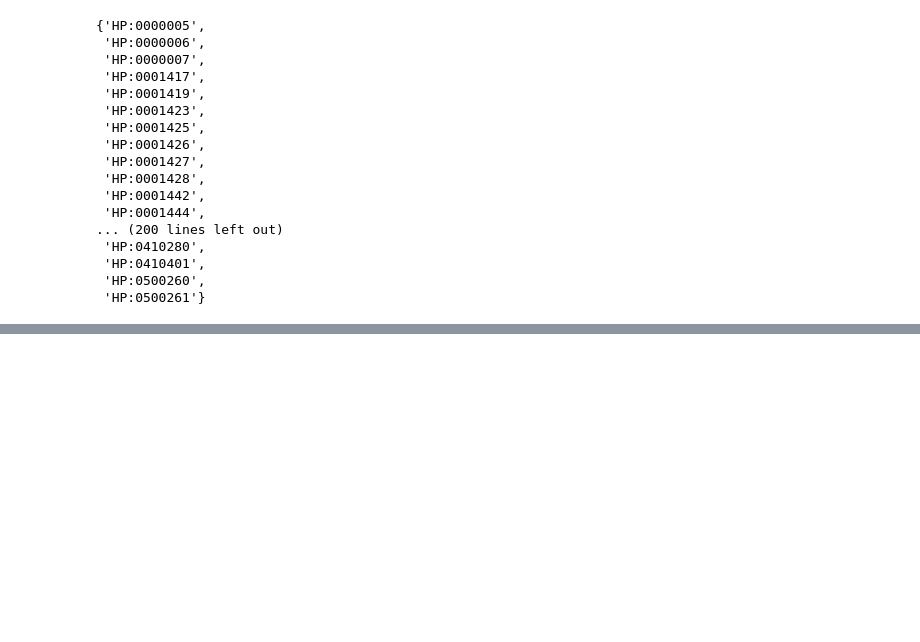
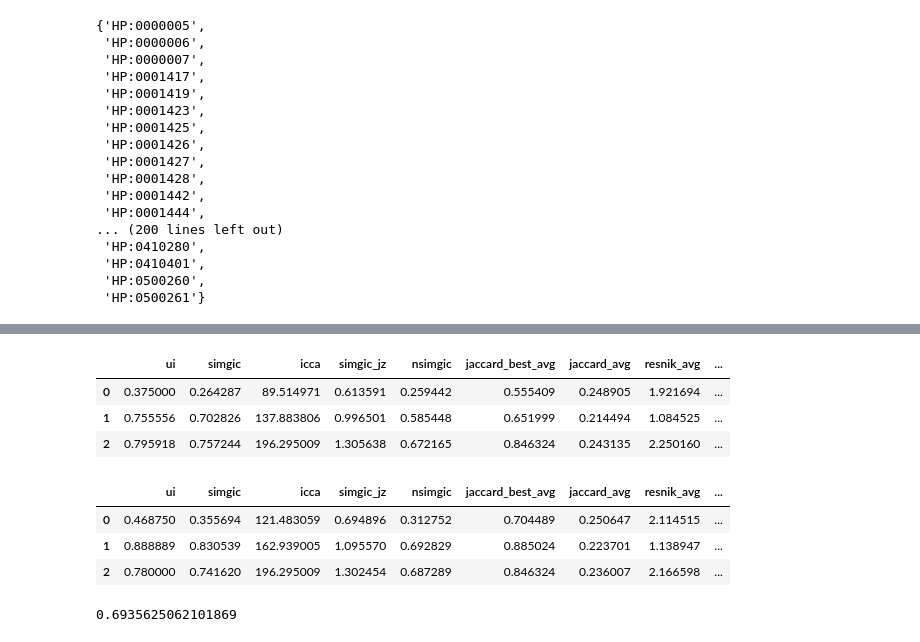
Before and after one commit to bbertoni/HackingSymptoms, a Jupyter notebook: code/PerformanceComparison/PerformanceComparison.ipynb, the cells around one changed output, grey strips where cells are left out. Drawn from its saved outputs; the diff is of its cells as text; code cells hidden in the pictures; blank space fills up the shorter version.

```diff
--- a/code/PerformanceComparison/PerformanceComparison.ipynb
+++ b/code/PerformanceComparison/PerformanceComparison.ipynb
@@ -574,0 +663,2 @@ with open('HPO_non_symptoms_filter_data.json', 'w') as f:
+# %%
+ta_for_health_scores = create_df_metrics_against_ground_truth(ta_health_df['HPO_codes'])
@@ -574,0 +690,18 @@ with open('HPO_non_symptoms_filter_data.json', 'w') as f:
+# %%
+ta_for_health_scores.head(3)
+# %% [output]
+|  | ui | simgic | icca | simgic_jz | nsimgic | jaccard_best_avg | jaccard_avg | resnik_avg | ... |
+| 0 | 0.375000 | 0.264287 | 89.514971 | 0.613591 | 0.259442 | 0.555409 | 0.248905 | 1.921694 | ... |
+| 1 | 0.755556 | 0.702826 | 137.883806 | 0.996501 | 0.585448 | 0.651999 | 0.214494 | 1.084525 | ... |
+| 2 | 0.795918 | 0.757244 | 196.295009 | 1.305638 | 0.672165 | 0.846324 | 0.243135 | 2.250160 | ... |
+# %%
+ncr_scores.head(3)
+# %% [output]
+|  | ui | simgic | icca | simgic_jz | nsimgic | jaccard_best_avg | jaccard_avg | resnik_avg | ... |
+| 0 | 0.468750 | 0.355694 | 121.483059 | 0.694896 | 0.312752 | 0.704489 | 0.250647 | 2.114515 | ... |
+| 1 | 0.888889 | 0.830539 | 162.939005 | 1.095570 | 0.692829 | 0.885024 | 0.223701 | 1.138947 | ... |
+| 2 | 0.780000 | 0.741620 | 196.295009 | 1.302454 | 0.687289 | 0.846324 | 0.236007 | 2.166598 | ... |
+# %%
+ncr_scores['simgic'].mean()
+# %% [output]
+0.6935625062101869
```
Also changed, not shown: parts of 16 cells of this notebook, 9 other files.
